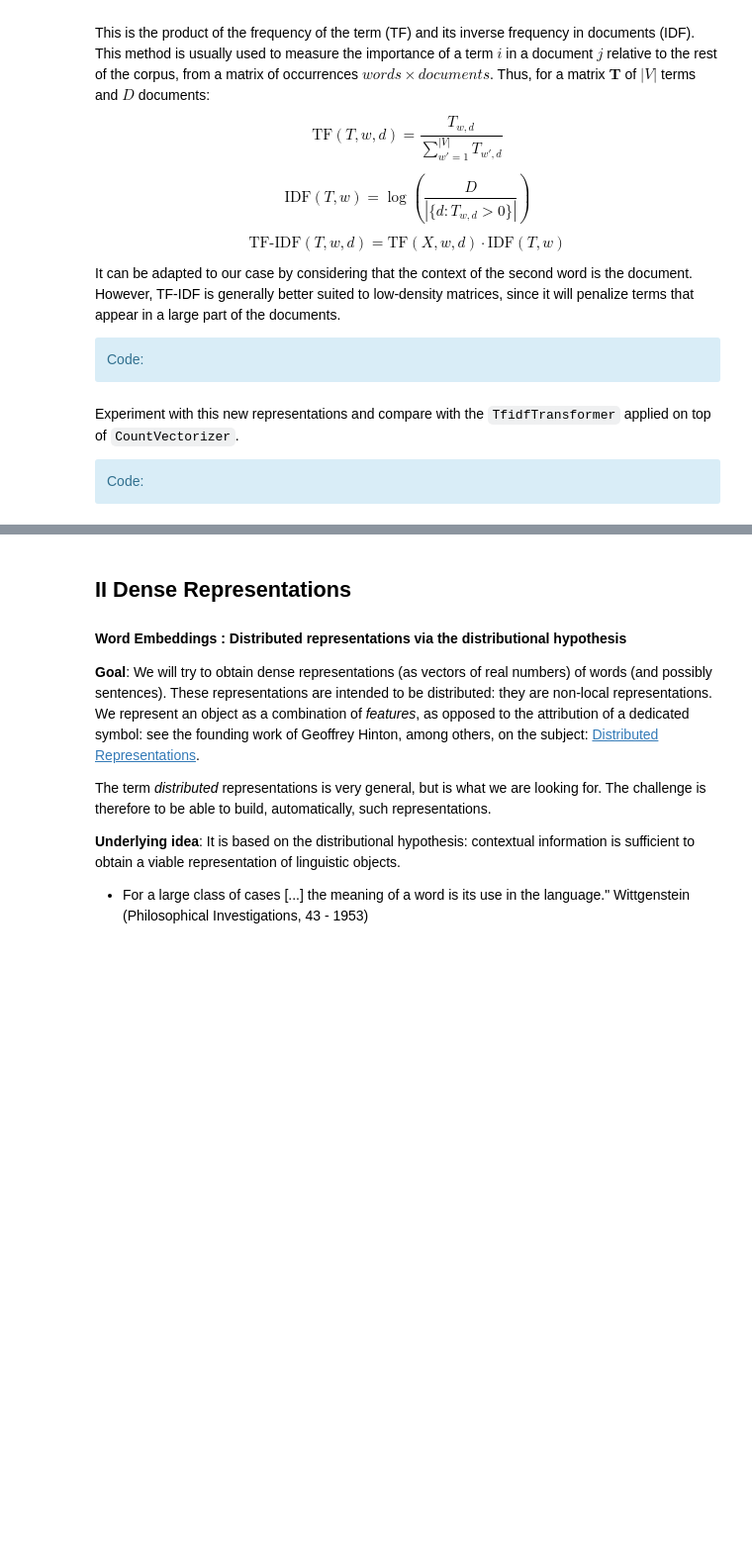
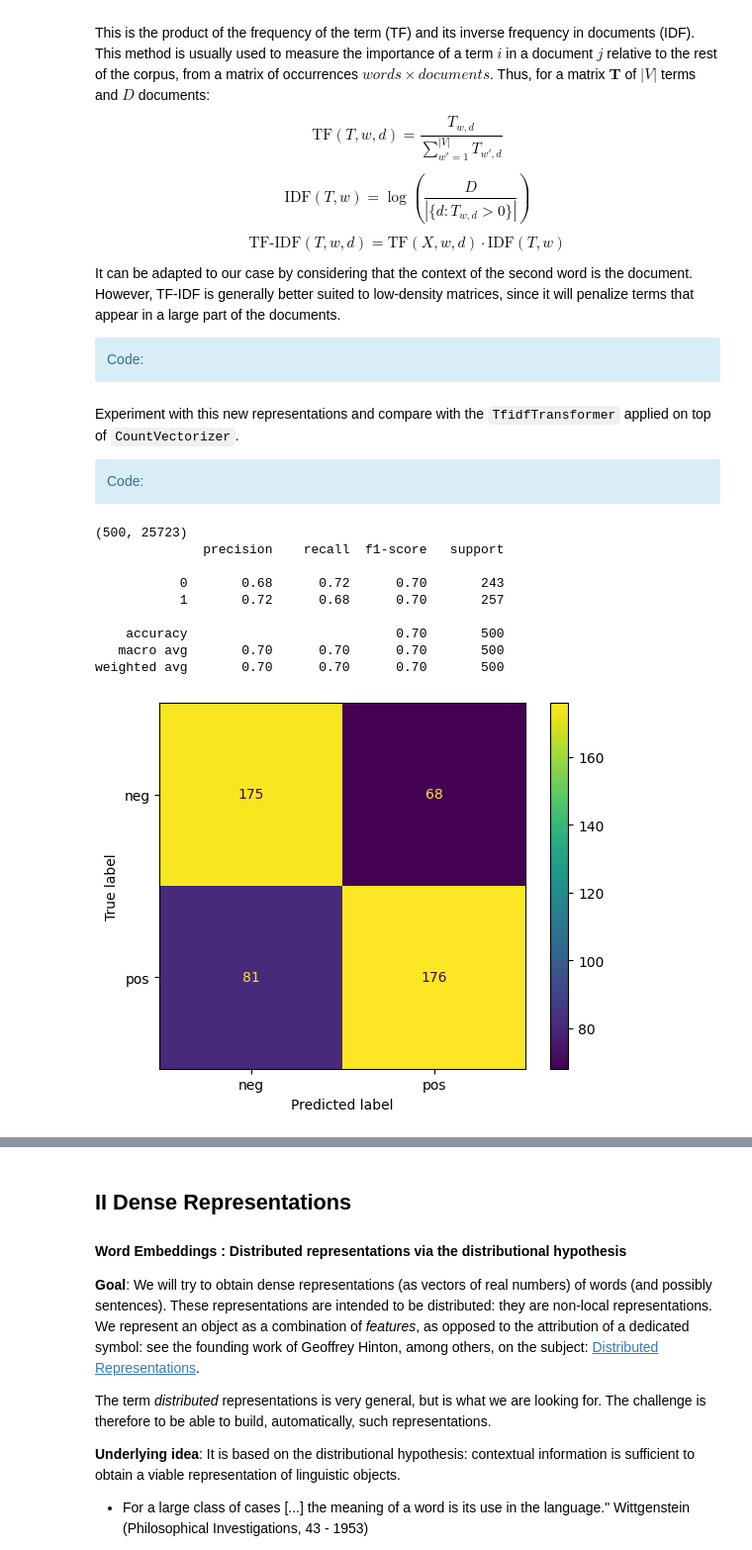
Before and after one commit to V-kr0pt/Data-Science, a Jupyter notebook: SD-TSIA-214 - Machine Learning for Text Mining/TP_Embeddings_for_Sentiment_Analysis_SD-TSIA-214_students_UPDATED.ipynb, the cells around one changed output, grey strips where cells are left out. Shown at 99% size. Drawn from its saved outputs; the diff is of its cells as text; code cells hidden in the pictures; blank space fills up the shorter version.

````diff
--- a/SD-TSIA-214 - Machine Learning for Text Mining/TP_Embeddings_for_Sentiment_Analysis_SD-TSIA-214_students_UPDATED.ipynb
+++ b/SD-TSIA-214 - Machine Learning for Text Mining/TP_Embeddings_for_Sentiment_Analysis_SD-TSIA-214_students_UPDATED.ipynb
@@ -449,6 +449,60 @@ def tfidf(bow):
+# %%
+from sklearn.preprocessing import normalize
+
+def tfidf(bow):
+    """
+    Inverse document frequencies applied to our bag-of-words representations
+    Params:
+        bow (numpy array): a matrix of shape (len(texts), len(vocabulary)) containing the number of occurrences of each word in each document
+    Returns:
+        tf_idf (numpy array): a matrix of shape (len(texts), len(vocabulary)) containing the tf-idf score of each word in each document
+
+    """
+    # IDF
+    # the second dimension of bow is the number of documents
+    D = bow.shape[1]
+    # the frequency of each word in the documents
+    doc_freq = np.sum(bow > 0, axis=1)
+    idf = np.log(D / doc_freq)
+
+    # TF
+    # the number of words in each document
+    # term_freq = np.sum(bow, axis=0)
+    tf = normalize(bow, norm='l1', axis=0) #bow / term_freq
+
+    tf_idf = tf.multiply(idf)
+
+
+
+    return tf_idf
 # %% [markdown]
 Experiment with this new representations and compare with the ```TfidfTransformer``` applied on top of ```CountVectorizer```.
 <div class='alert alert-block alert-info'>
             Code:</div>
+# %%
+tfidf_train = tfidf(train_bow_cv)
+tfidf_val = tfidf(val_bow_cv)
+
+print(tfidf_val.shape)
+
+clf = MultinomialNB()
+clf.fit(tfidf_train, train_labels_splt)
+val_pred = clf.predict(tfidf_val)
+conf_matrix = confusion_matrix(val_labels, val_pred)
+disp = ConfusionMatrixDisplay(confusion_matrix=conf_matrix, display_labels=['neg', 'pos'])
+disp.plot()
+
+print(classification_report(val_labels, val_pred))
+# %% [output]
+(500, 25723)
+              precision    recall  f1-score   support
+
+           0       0.68      0.72      0.70       243
+           1       0.72      0.68      0.70       257
+
+    accuracy                           0.70       500
+   macro avg       0.70      0.70      0.70       500
+weighted avg       0.70      0.70      0.70       500
+[figure, added]
 # %%
 from sklearn.feature_extraction.text import TfidfTransformer
````
Also changed, not shown: parts of 11 cells of this notebook.
